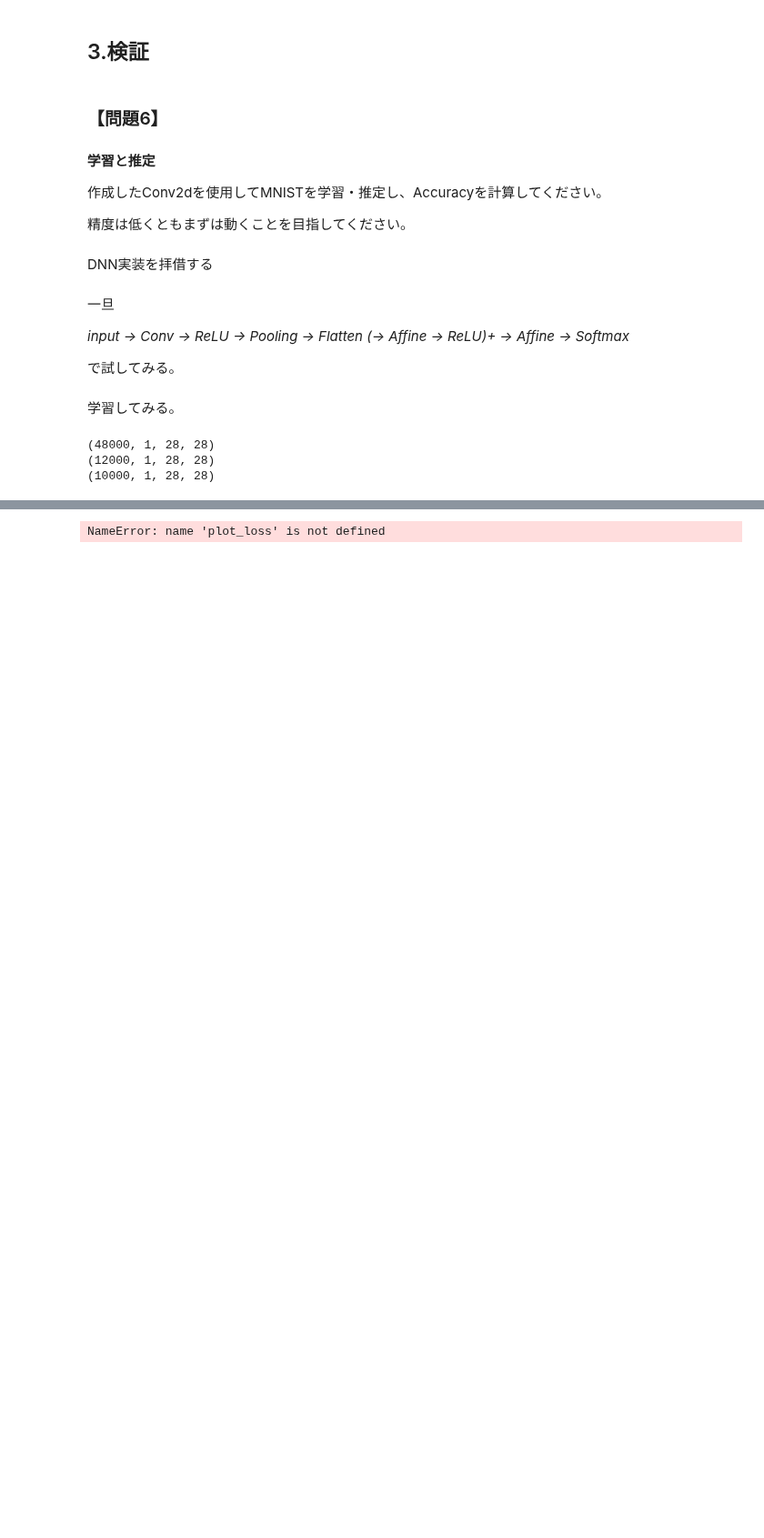
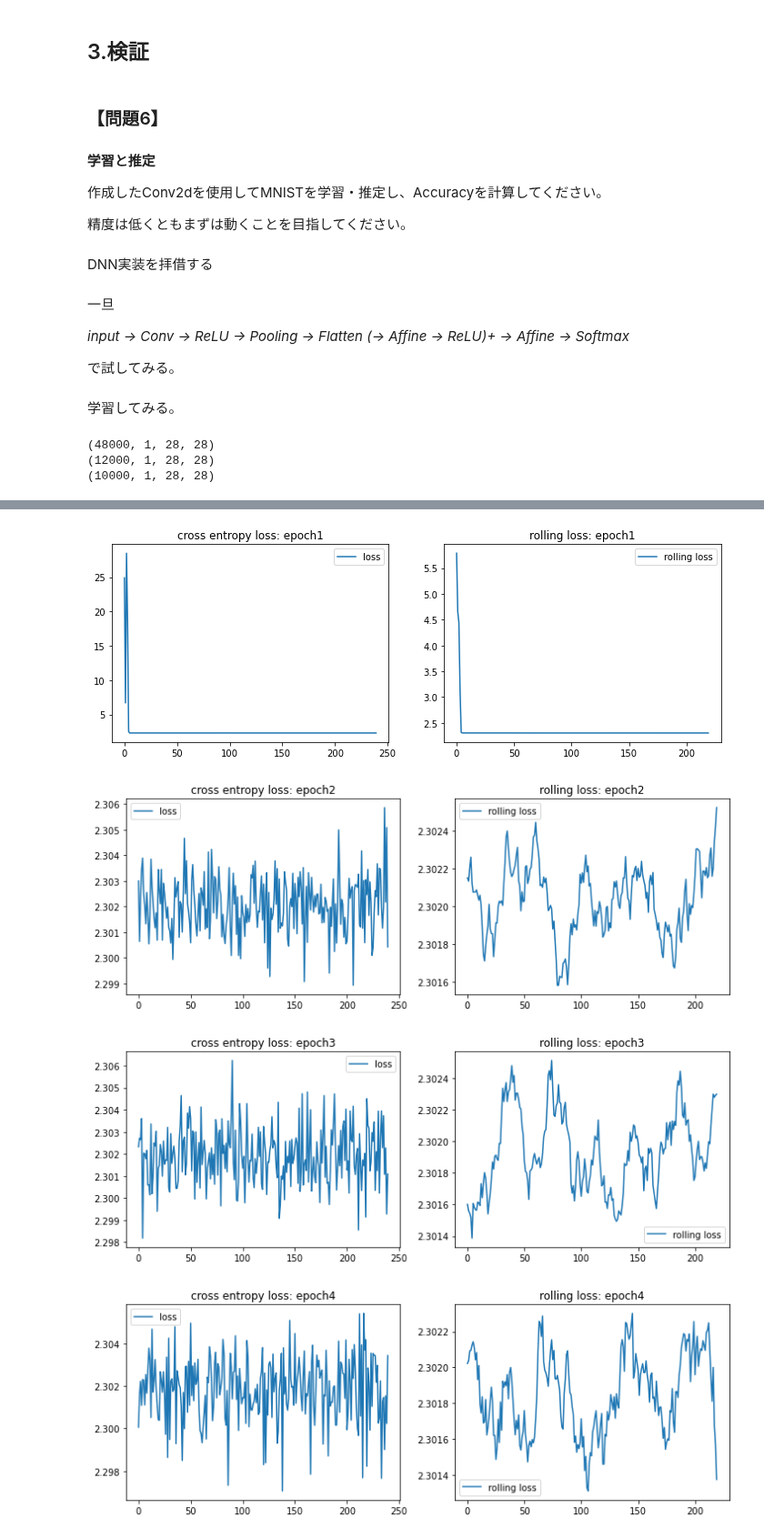
Before and after one commit to taiki-nakaso/diveintocode-ml, a Jupyter notebook: src/term2/sprint12/sprint12.ipynb, the cells around one changed output, grey strips where cells are left out. Shown at 91% size. Saved outputs shown, nothing was run; the diff lists cells and outputs as text; code cells hidden in the pictures; blank space fills up the shorter version.

```diff
--- a/src/term2/sprint12/sprint12.ipynb
+++ b/src/term2/sprint12/sprint12.ipynb
@@ -898,6 +897,7 @@ print(X_test.shape)
 # 学習
 # batch_size, epoch以外はデフォルトで確認
 params = {
+    'alpha':0.001,
     'batch_size':200,
     'epoch':5,
 }
@@ -910,6 +925,6 @@ IndexError: tuple index out of range
 # %%
 from sklearn.metrics import accuracy_score
-y_test_pred = scratchDNN.predict(X_test)
+y_test_pred = scratchCNN.predict(X_test)
 print(y_test_pred)
 print(y_test)
 print(f'Accuracy: {accuracy_score(y_test, y_test_pred)}')
@@ -929,4 +965,46 @@ NameError: name 'y_test_pred' is not defined
+# %%
+def plot_loss(model):
+    loss = model.loss
+    val_loss = model.val_loss
+
+    %matplotlib inline
+
+    # エポック単位
+    for i in range(model.epoch):
+        fig = plt.figure(figsize=(12, 4))
+        ax1 = fig.add_subplot(121)
+        plt.title(f'cross entropy loss: epoch{i+1}')
+        plt.plot(range(len(loss[i])), loss[i], label='loss')
+        plt.legend()
+
+        ## 移動平均
+        ax2 = fig.add_subplot(122)
+        rolling_loss = []
+        rolling_val_loss = []
+        window_size = 20
+        for j in range(len(loss[i])-window_size):
+            rolling_loss.append(sum(loss[i][j:j+window_size])/window_size)
+        plt.title(f'rolling loss: epoch{i+1}')
+        plt.plot(range(len(rolling_loss)), rolling_loss, label='rolling loss')
+        plt.legend()
+        plt.show()
+
+    # バリデーション
+    if len(val_loss) > 0:
+        plt.title('cross entropy loss: validation')
+        plt.plot(range(1, len(val_loss)+1), val_loss, label='val_loss')
+        plt.legend()
+        plt.show()
+
+    # 全体
+    plt.title('cross entropy loss: all')
+    plt.plot(range(len(sum(loss, []))), sum(loss, []), label='loss')
+    plt.legend()
+    plt.show()
 # %%
-plot_loss(scratchDNN)
+plot_loss(scratchCNN)
 # %% [output]
-NameError: name 'plot_loss' is not defined
+[figure, added]
+[figure, added]
+[figure, added]
+[figure, added]
```
Also changed, not shown: parts of 9 cells of this notebook.
